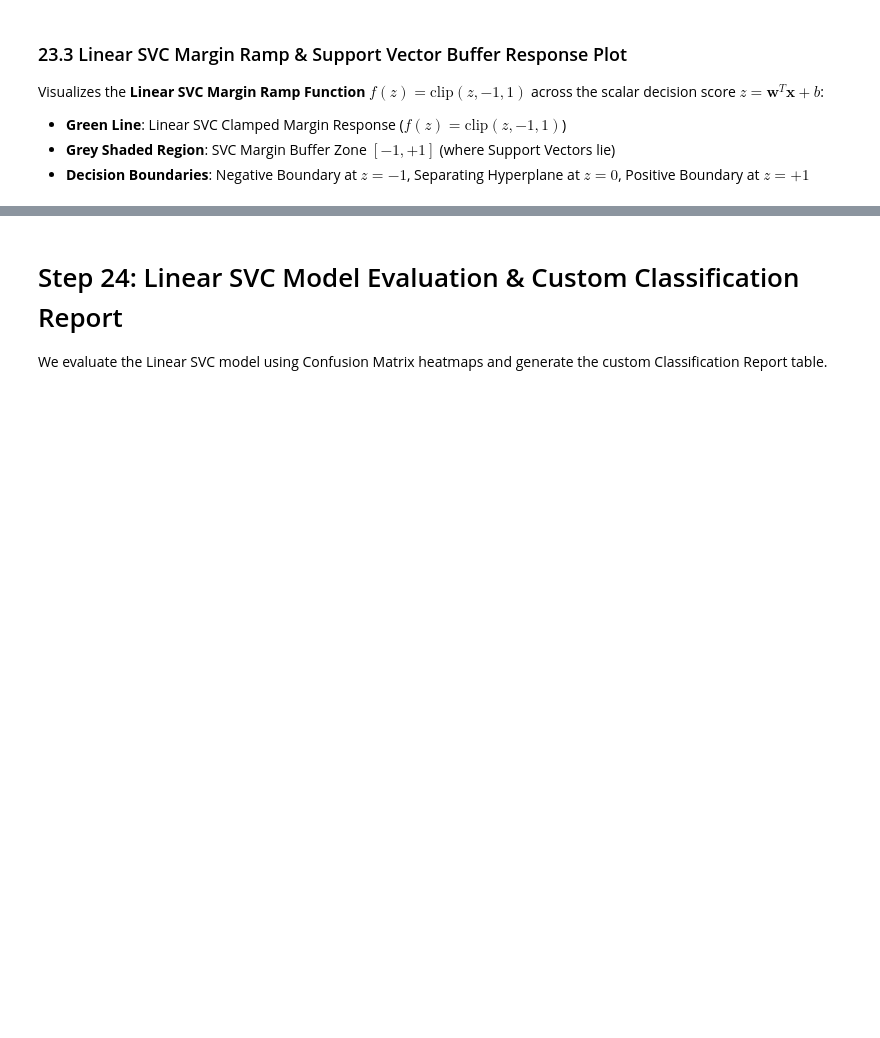
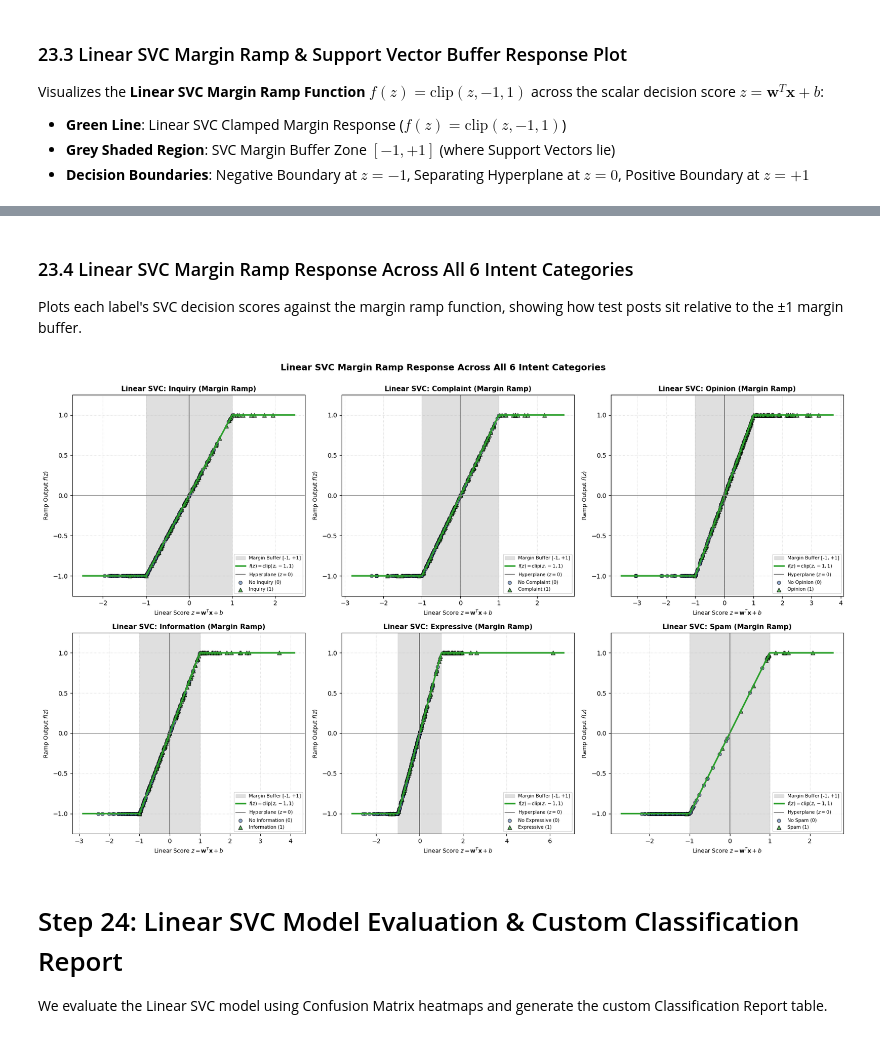
Before and after one commit to wjnotl/online-forum-communicative-intent-classification, a Jupyter notebook: intent classification.ipynb, the cells around one changed output, grey strips where cells are left out. Saved outputs shown, nothing was run; the diff lists cells and outputs as text; code cells hidden in the pictures; blank space fills up the shorter version.

```diff
--- a/intent classification.ipynb
+++ b/intent classification.ipynb
@@ -1371,3 +1886,49 @@ plt.show()
+# %% [markdown]
+### 23.4 Linear SVC Margin Ramp Response Across All 6 Intent Categories
+Plots each label's SVC decision scores against the margin ramp function, showing how test posts sit relative to the ±1 margin buffer.
+# %%
+# Linear SVC Margin Ramp Function per Intent Category (All 6 Labels)
+fig, axes = plt.subplots(2, 3, figsize=(18, 11))
+axes = axes.ravel()
+
+sample_size = min(300, X_test_tfidf.shape[0])
+sample_idx = np.random.RandomState(42).choice(X_test_tfidf.shape[0], size=sample_size, replace=False)
+X_test_sample = X_test_tfidf[sample_idx]
+
+for i, label in enumerate(target_cols):
+    z_scores = svc_model.estimators_[i].decision_function(X_test_sample)
+    y_true_sample = y_test[label].iloc[sample_idx].values
+
+    z_min, z_max = min(z_scores.min() - 0.5, -1.5), max(z_scores.max() + 0.5, 1.5)
+    z_line = np.linspace(z_min, z_max, 300)
+    f_line = np.clip(z_line, -1.0, 1.0)
+
+    axes[i].axvspan(-1, 1, color='#dcdcdc', alpha=0.9, label='Margin Buffer [-1, +1]')
+    axes[i].plot(z_line, f_line, color="#2ca02c", linewidth=2.5, label=r"$f(z) = \mathrm{clip}(z, -1, 1)$")
+    axes[i].axhline(0.0, color="#888888", linestyle="-", linewidth=0.9)
+    axes[i].axvline(0.0, color="#666666", linestyle="-", linewidth=1.1, label="Hyperplane ($z=0$)")
+
+    neg_mask = (y_true_sample == 0)
+    pos_mask = (y_true_sample == 1)
+    f_scores = np.clip(z_scores, -1.0, 1.0)
+
+    axes[i].scatter(z_scores[neg_mask], f_scores[neg_mask],
+                    color="#4C72B0", alpha=0.6, edgecolors='k', s=30, label=f"No {label} (0)")
+    axes[i].scatter(z_scores[pos_mask], f_scores[pos_mask],
+                    color="#2ca02c", alpha=0.75, edgecolors='k', s=40, marker='^', label=f"{label} (1)")
+
+    axes[i].set_title(f"Linear SVC: {label} (Margin Ramp)", fontsize=11, fontweight='bold')
+    axes[i].set_xlabel(r"Linear Score $z = \mathbf{w}^T \mathbf{x} + b$", fontsize=9)
+    axes[i].set_ylabel(r"Ramp Output $f(z)$", fontsize=9)
+    axes[i].set_ylim(-1.25, 1.25)
+    axes[i].legend(loc="lower right", fontsize=7.5)
+    axes[i].grid(True, linestyle=":", alpha=0.5)
+
+plt.suptitle("Linear SVC Margin Ramp Response Across All 6 Intent Categories", fontsize=14, fontweight='bold', y=1.00)
+plt.tight_layout()
+plt.show()
+# %% [output]
+[figure, added]
 # %% [markdown]
 # Step 24: Linear SVC Model Evaluation & Custom Classification Report
 We evaluate the Linear SVC model using Confusion Matrix heatmaps and generate the custom Classification Report table.
```
Also changed, not shown: parts of 54 cells of this notebook.
